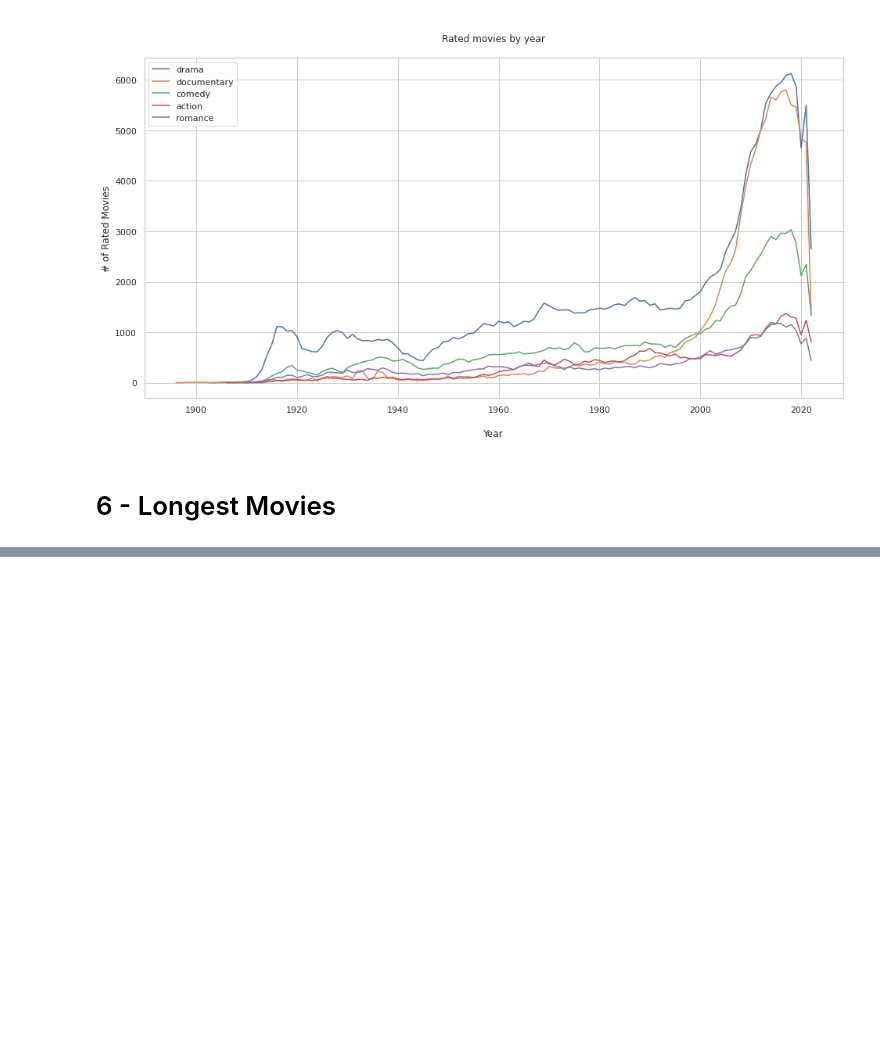
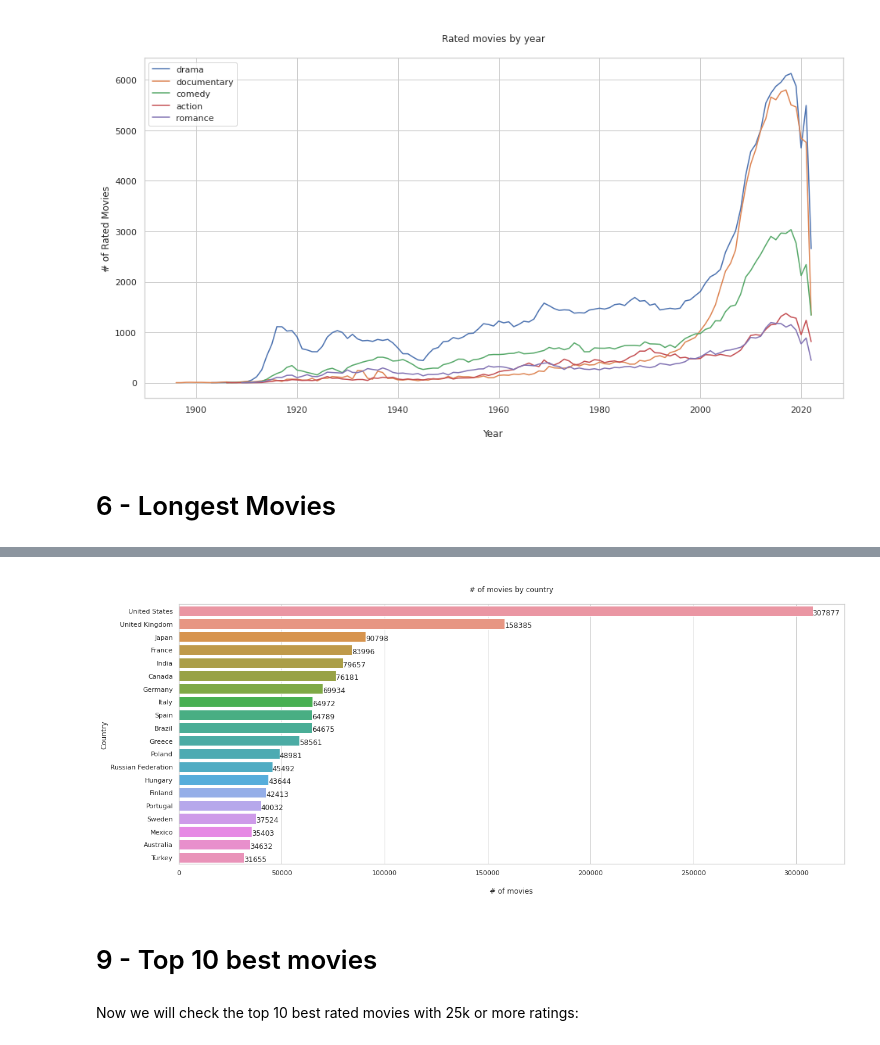
Before and after one commit to alandgmendes/dataScienceAcademyStash, a Jupyter notebook: MiniProjeto1.ipynb, the cells around one changed output, grey strips where cells are left out. Drawn from its saved outputs; the diff is of its cells as text; code cells hidden in the pictures; blank space fills up the shorter version.

```diff
--- a/MiniProjeto1.ipynb
+++ b/MiniProjeto1.ipynb
@@ -600,0 +772,17 @@ Now we will show the longest films, and their duration in percentiles
+# %%
+country_names = []
+counting = []
+# %%
+for i in range(result8.shape[0]):
+    try:
+        coun = result8['region'].values[i]
+        country_names.append(pycountry.countries.get(alpha_2 = coun).name)
+        counting.append(result8['Number_of_movies'].values[i])
+    except:
+        continue
+# %%
+df_country_movies = pd.DataFrame()
+df_country_movies['country'] = country_names
+df_country_movies['Movie_Count'] = counting
+# %%
+df_country_movies = df_country_movies.sort_values(by = 'Movie_Count', ascending = False)
@@ -600,0 +803,22 @@ Now we will show the longest films, and their duration in percentiles
+# %%
+plt.figure(figsize = (20,8))
+
+
+sns.barplot(y = df_country_movies[:20].country, x = df_country_movies[:20].Movie_Count, orient = "h")
+
+
+for i in range(0,20):
+    plt.text(df_country_movies.Movie_Count[df_country_movies.index[i]]-1,
+             i + 0.30,
+             round(df_country_movies["Movie_Count"][df_country_movies.index[i]],2))
+
+plt.ylabel('Country')
+plt.xlabel('\n# of movies')
+plt.title('\n# of movies by country\n')
+plt.show()
+# %% [output]
+[figure, added]
+# %% [markdown]
+# 9 - Top 10 best movies
+# %% [markdown]
+Now we will check the top 10 best rated movies with 25k or more ratings:
```
Also changed, not shown: parts of 33 cells of this notebook.
